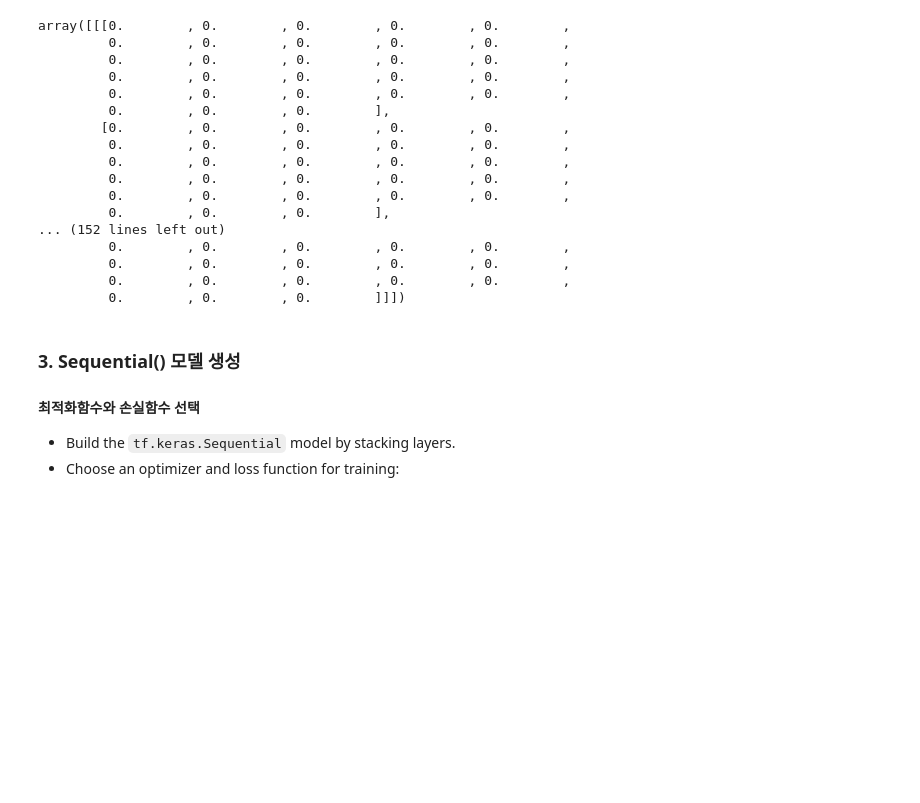
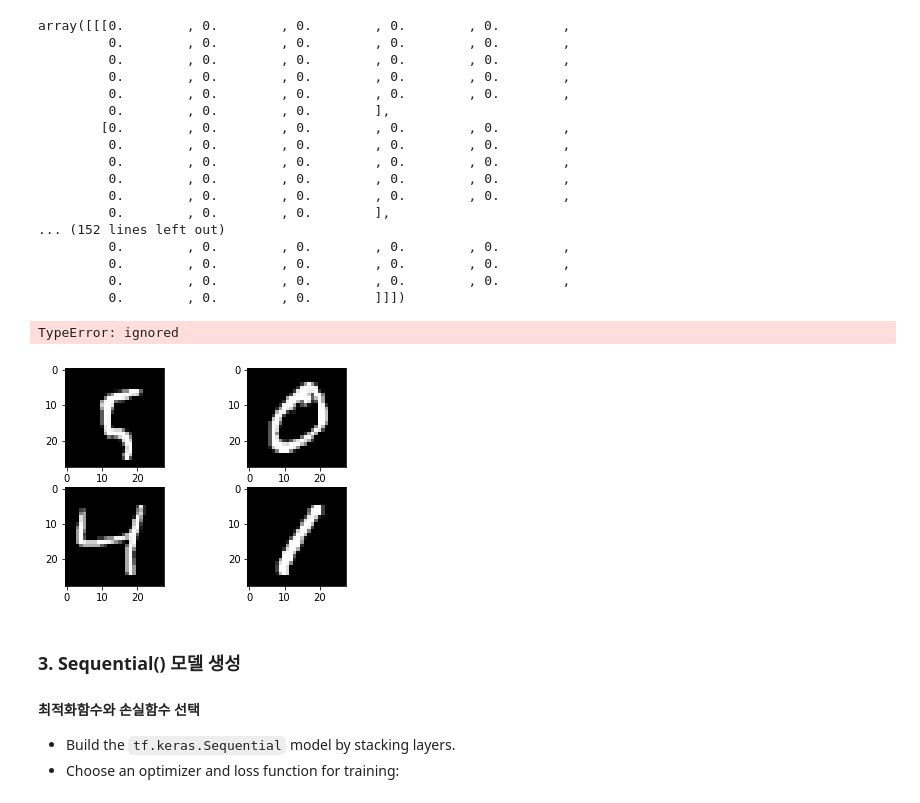
Before and after one commit to hwankang/CNN, a Jupyter notebook: MNIST_without_CNN.ipynb, the cells around one changed output. Drawn from its saved outputs; the diff is of its cells as text; code cells hidden in the pictures; blank space fills up the shorter version.

```diff
--- a/MNIST_without_CNN.ipynb
+++ b/MNIST_without_CNN.ipynb
@@ -89,20 +85,23 @@ array([[[0.        , 0.        , 0.        , 0.        , 0.        ,
 # %%
 # 이미지 데이터 시각화 및 탐색
 # plot 4 images as gray scale
 # subplot()
 # imshow()
 
-plt.###(221)
+plt.subplot(221)
 plt.imshow(x_train[100], cmap=plt.get_cmap('gray'))
 plt.subplot(222)
 plt.imshow(x_train[1], cmap=plt.get_cmap('gray'))
 plt.subplot(223)
 plt.imshow(x_train[2], cmap=plt.get_cmap('gray'))
 plt.subplot(224)
-plt.###(x_train[3], cmap=plt.get_cmap('gray'))
+plt.imshow(x_train[3], cmap=plt.get_cmap('gray'))
 
 # show the plot
-plt.###()
+plt.imshow()
+# %% [output]
+TypeError: ignored
+[figure, added]
 # %% [markdown]
 ### 3. Sequential() 모델 생성
 #### 최적화함수와 손실함수 선택
```
Also changed, not shown: parts of 12 cells of this notebook.
